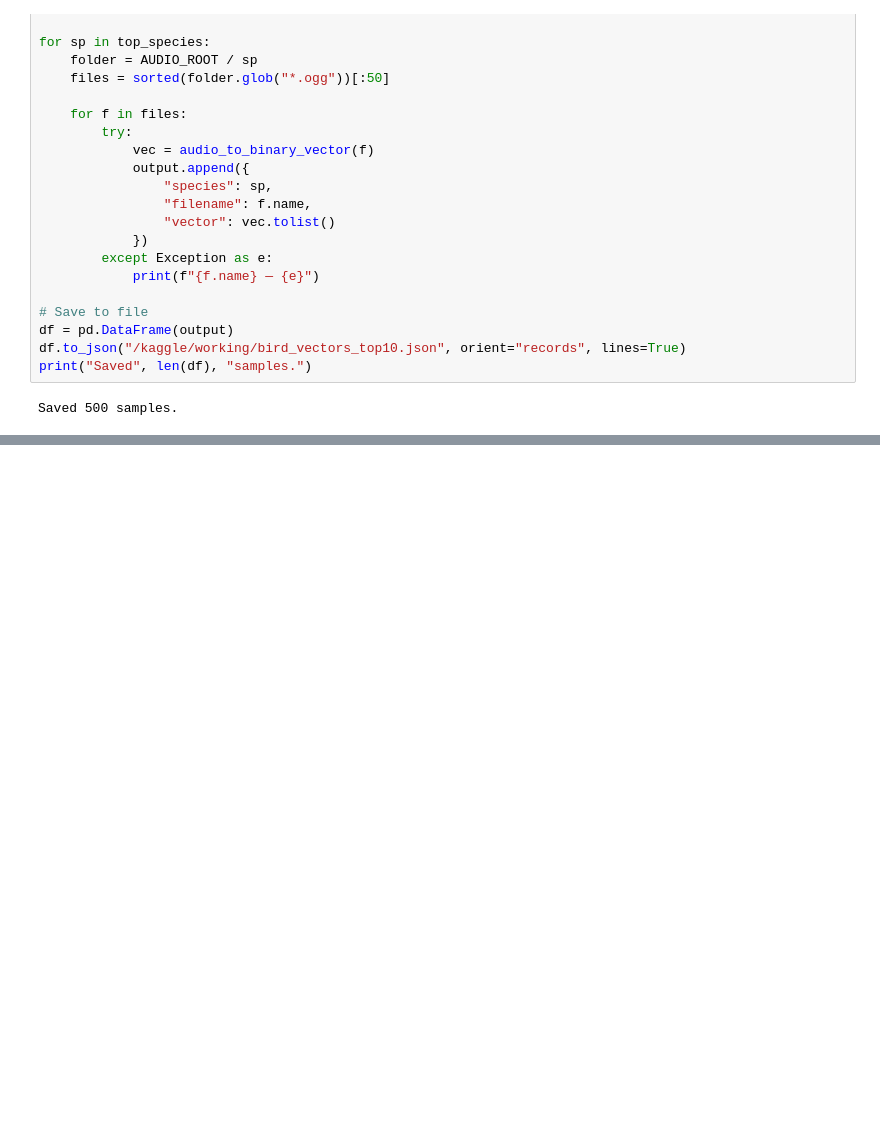
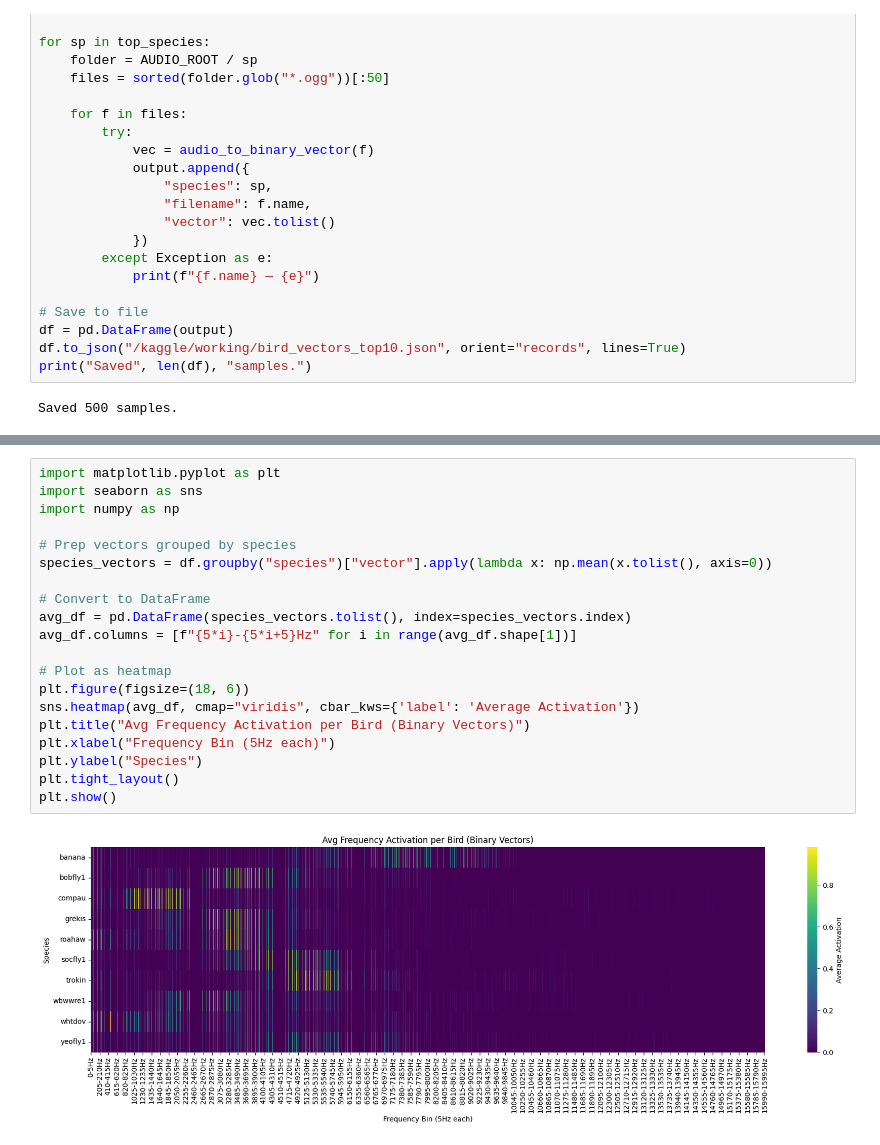
Before and after one commit to ShreejithSG/birdclef-bioacoustic-classification, a Jupyter notebook: Shreejith/shree-birdclef.ipynb, the cells around one changed output, grey strips where cells are left out. Drawn from its saved outputs; the diff is of its cells as text; blank space fills up the shorter version.

```diff
--- a/Shreejith/shree-birdclef.ipynb
+++ b/Shreejith/shree-birdclef.ipynb
@@ -69,0 +132,22 @@ Saved 500 samples.
+# %%
+import matplotlib.pyplot as plt
+import seaborn as sns
+import numpy as np
+
+# Prep vectors grouped by species
+species_vectors = df.groupby("species")["vector"].apply(lambda x: np.mean(x.tolist(), axis=0))
+
+# Convert to DataFrame
+avg_df = pd.DataFrame(species_vectors.tolist(), index=species_vectors.index)
+avg_df.columns = [f"{5*i}-{5*i+5}Hz" for i in range(avg_df.shape[1])]
+
+# Plot as heatmap
+plt.figure(figsize=(18, 6))
+sns.heatmap(avg_df, cmap="viridis", cbar_kws={'label': 'Average Activation'})
+plt.title("Avg Frequency Activation per Bird (Binary Vectors)")
+plt.xlabel("Frequency Bin (5Hz each)")
+plt.ylabel("Species")
+plt.tight_layout()
+plt.show()
+# %% [output]
+[figure, added]
```
Also changed, not shown: parts of 10 cells of this notebook.
